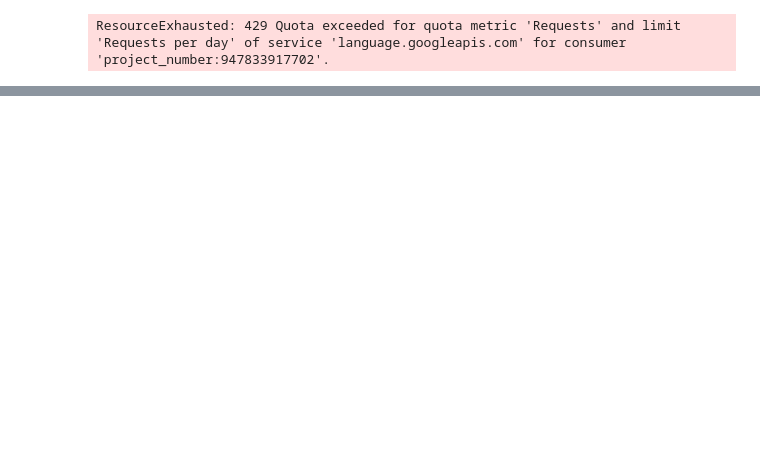
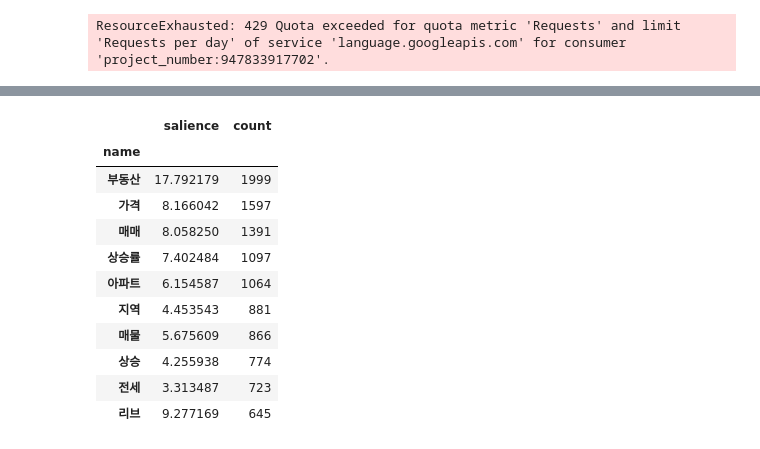
Before and after one commit to jiwookseo/natural_language_analysis, a Jupyter notebook: analyze_test.ipynb, the cells around one changed output, grey strips where cells are left out. Cells and saved outputs as stored; diff of their text form; code cells hidden in the pictures; blank space fills up the shorter version.

```diff
--- a/analyze_test.ipynb
+++ b/analyze_test.ipynb
@@ -284,0 +232,16 @@ import matplotlib.pyplot as plt
+# %%
+kywr.drop(kywr.loc[kywr['salience']==0.].index, inplace=True)
+kywr.sort_values('count', ascending=False).head(10)
+# %% [output]
+|  | salience | count |
+| name |  |  |
+| 부동산 | 17.792179 | 1999 |
+| 가격 | 8.166042 | 1597 |
+| 매매 | 8.058250 | 1391 |
+| 상승률 | 7.402484 | 1097 |
+| 아파트 | 6.154587 | 1064 |
+| 지역 | 4.453543 | 881 |
+| 매물 | 5.675609 | 866 |
+| 상승 | 4.255938 | 774 |
+| 전세 | 3.313487 | 723 |
+| 리브 | 9.277169 | 645 |
```
Also changed, not shown: parts of 54 cells of this notebook.
